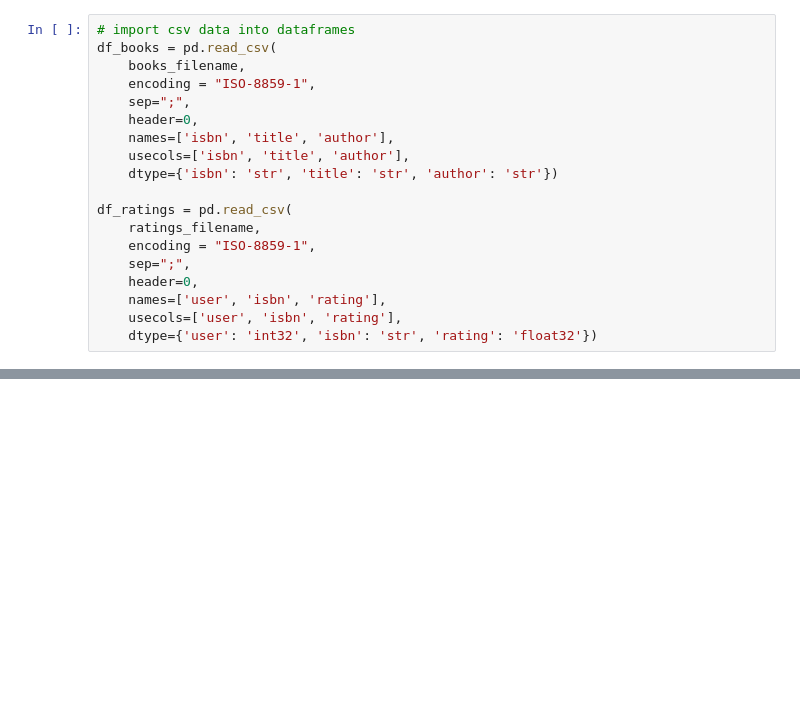
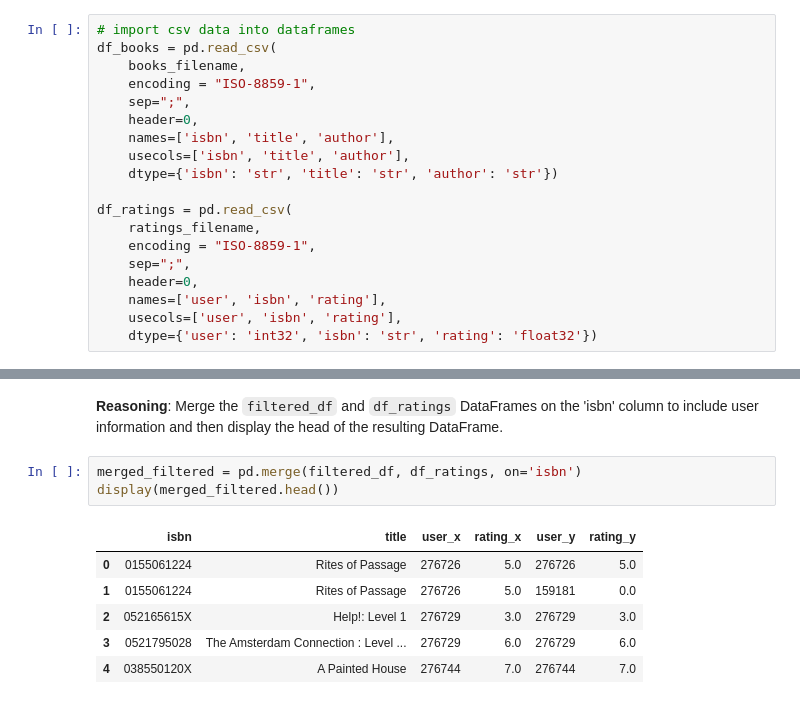
Before and after one commit to BondAlex-maker/book_recomendation_engine, a Jupyter notebook: fcc_book_recommendation_knn.ipynb, the cells around one changed output, grey strips where cells are left out. Saved outputs shown, nothing was run; the diff lists cells and outputs as text; blank space fills up the shorter version.

```diff
--- a/fcc_book_recommendation_knn.ipynb
+++ b/fcc_book_recommendation_knn.ipynb
@@ -103,0 +155,13 @@ test_book_recommendation()
+# %% [markdown]
+**Reasoning**:
+Merge the `filtered_df` and `df_ratings` DataFrames on the 'isbn' column to include user information and then display the head of the resulting DataFrame.
+# %%
+merged_filtered = pd.merge(filtered_df, df_ratings, on='isbn')
+display(merged_filtered.head())
+# %% [output]
+|  | isbn | title | user_x | rating_x | user_y | rating_y |
+| 0 | 0155061224 | Rites of Passage | 276726 | 5.0 | 276726 | 5.0 |
+| 1 | 0155061224 | Rites of Passage | 276726 | 5.0 | 159181 | 0.0 |
+| 2 | 052165615X | Help!: Level 1 | 276729 | 3.0 | 276729 | 3.0 |
+| 3 | 0521795028 | The Amsterdam Connection : Level ... | 276729 | 6.0 | 276729 | 6.0 |
+| 4 | 038550120X | A Painted House | 276744 | 7.0 | 276744 | 7.0 |
```
Also changed, not shown: parts of 18 cells of this notebook.
